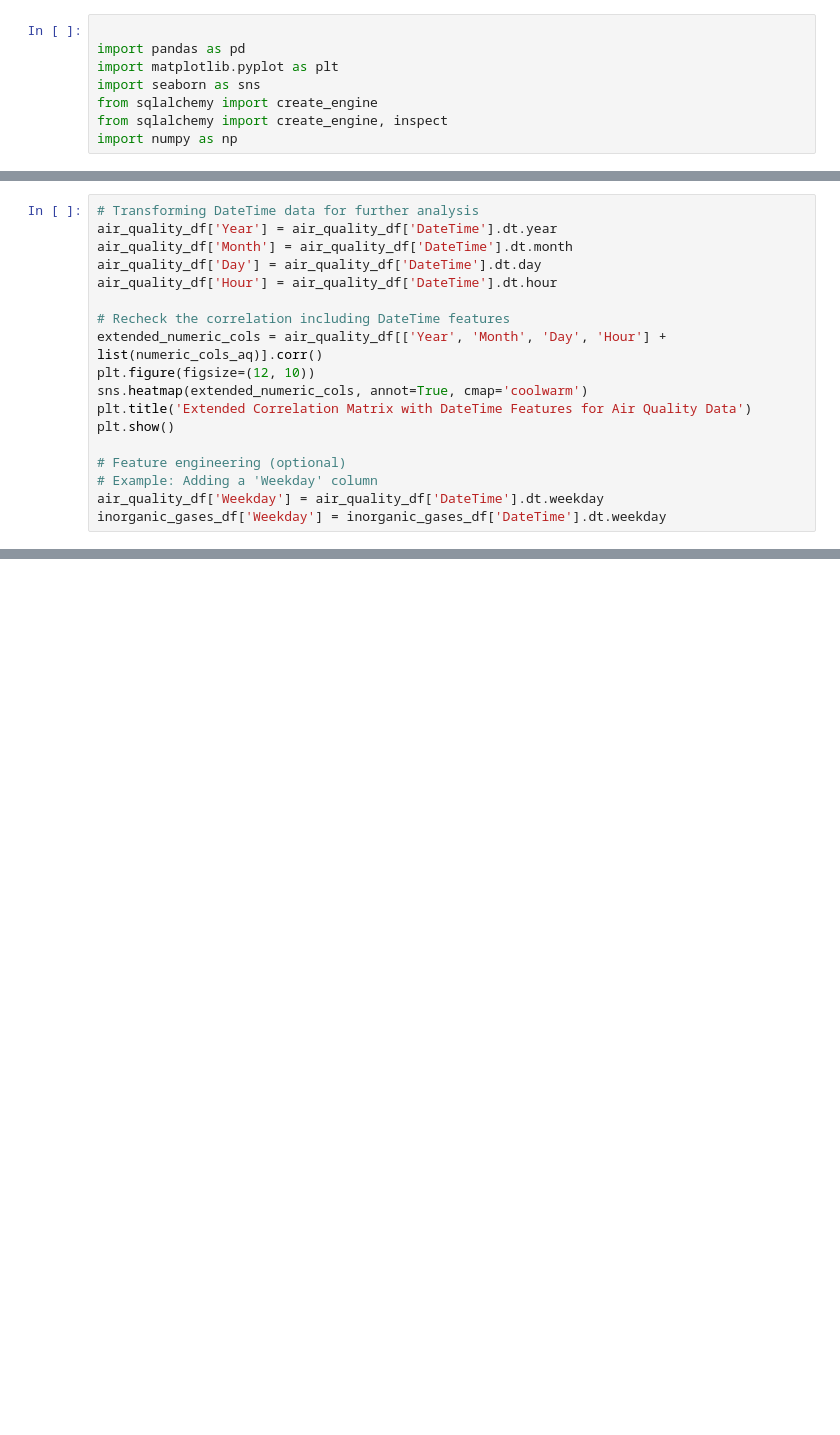
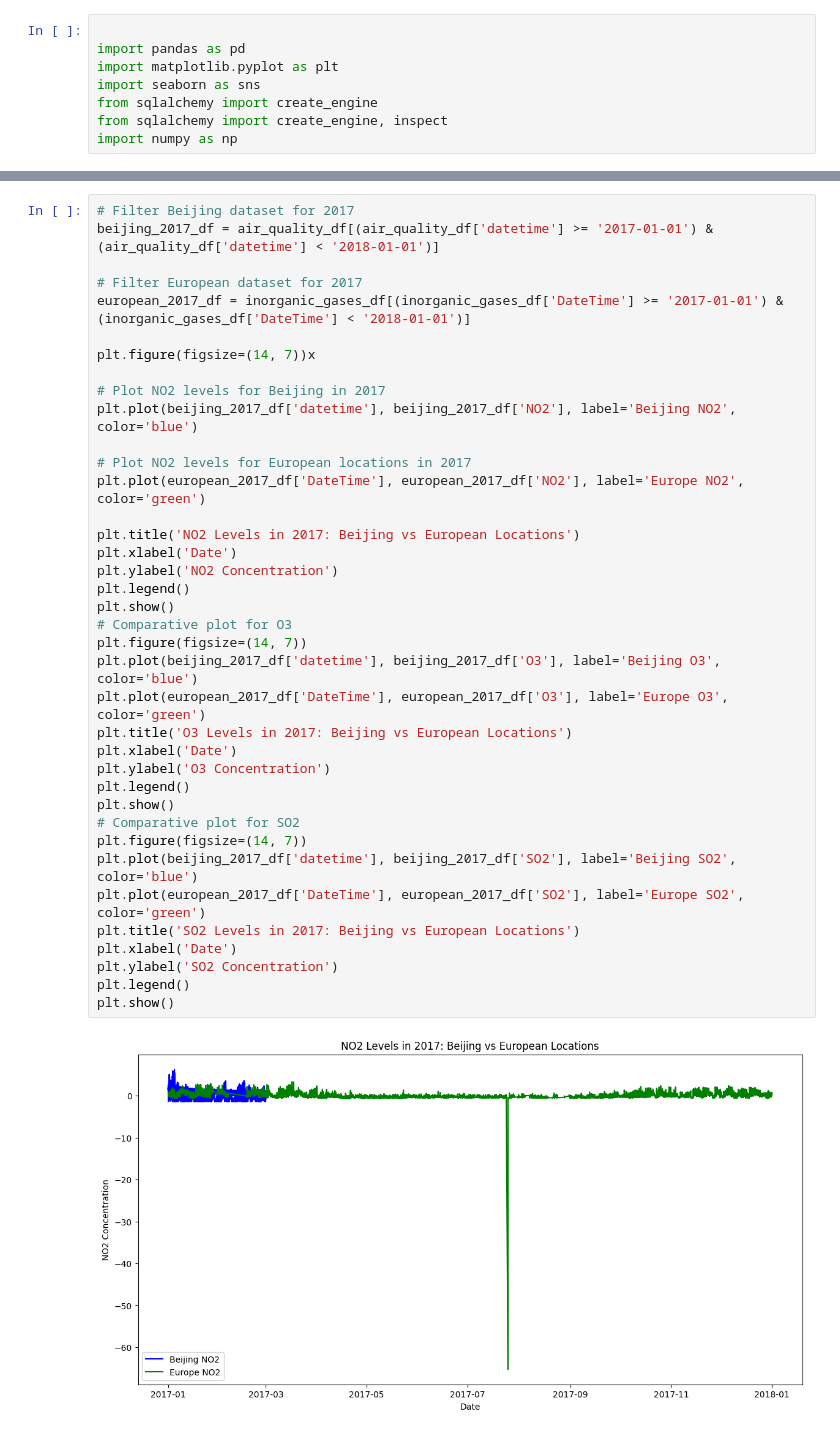
Before and after one commit to shadikhamsehh/made-template, a Jupyter notebook: project/data_analysis.ipynb, the cells around one changed output, grey strips where cells are left out. Saved outputs shown, nothing was run; the diff lists cells and outputs as text; blank space fills up the shorter version.

```diff
--- a/project/data_analysis.ipynb
+++ b/project/data_analysis.ipynb
@@ -143,18 +140,0 @@ plt.show()
-# %%
-# Transforming DateTime data for further analysis
-air_quality_df['Year'] = air_quality_df['DateTime'].dt.year
-air_quality_df['Month'] = air_quality_df['DateTime'].dt.month
-air_quality_df['Day'] = air_quality_df['DateTime'].dt.day
-air_quality_df['Hour'] = air_quality_df['DateTime'].dt.hour
-
-# Recheck the correlation including DateTime features
-extended_numeric_cols = air_quality_df[['Year', 'Month', 'Day', 'Hour'] + list(numeric_cols_aq)].corr()
-plt.figure(figsize=(12, 10))
-sns.heatmap(extended_numeric_cols, annot=True, cmap='coolwarm')
-plt.title('Extended Correlation Matrix with DateTime Features for Air Quality Data')
-plt.show()
-
-# Feature engineering (optional)
-# Example: Adding a 'Weekday' column
-air_quality_df['Weekday'] = air_quality_df['DateTime'].dt.weekday
-inorganic_gases_df['Weekday'] = inorganic_gases_df['DateTime'].dt.weekday
@@ -188,0 +149,40 @@ plt.show()
+# %%
+# Filter Beijing dataset for 2017
+beijing_2017_df = air_quality_df[(air_quality_df['datetime'] >= '2017-01-01') & (air_quality_df['datetime'] < '2018-01-01')]
+
+# Filter European dataset for 2017
+european_2017_df = inorganic_gases_df[(inorganic_gases_df['DateTime'] >= '2017-01-01') & (inorganic_gases_df['DateTime'] < '2018-01-01')]
+
+plt.figure(figsize=(14, 7))x
+
+# Plot NO2 levels for Beijing in 2017
+plt.plot(beijing_2017_df['datetime'], beijing_2017_df['NO2'], label='Beijing NO2', color='blue')
+
+# Plot NO2 levels for European locations in 2017
+plt.plot(european_2017_df['DateTime'], european_2017_df['NO2'], label='Europe NO2', color='green')
+
+plt.title('NO2 Levels in 2017: Beijing vs European Locations')
+plt.xlabel('Date')
+plt.ylabel('NO2 Concentration')
+plt.legend()
+plt.show()
+# Comparative plot for O3
+plt.figure(figsize=(14, 7))
+plt.plot(beijing_2017_df['datetime'], beijing_2017_df['O3'], label='Beijing O3', color='blue')
+plt.plot(european_2017_df['DateTime'], european_2017_df['O3'], label='Europe O3', color='green')
+plt.title('O3 Levels in 2017: Beijing vs European Locations')
+plt.xlabel('Date')
+plt.ylabel('O3 Concentration')
+plt.legend()
+plt.show()
+# Comparative plot for SO2
+plt.figure(figsize=(14, 7))
+plt.plot(beijing_2017_df['datetime'], beijing_2017_df['SO2'], label='Beijing SO2', color='blue')
+plt.plot(european_2017_df['DateTime'], european_2017_df['SO2'], label='Europe SO2', color='green')
+plt.title('SO2 Levels in 2017: Beijing vs European Locations')
+plt.xlabel('Date')
+plt.ylabel('SO2 Concentration')
+plt.legend()
+plt.show()
+# %% [output]
+[figure, added]
```
Also changed, not shown: parts of 21 cells of this notebook, 1 other file.
